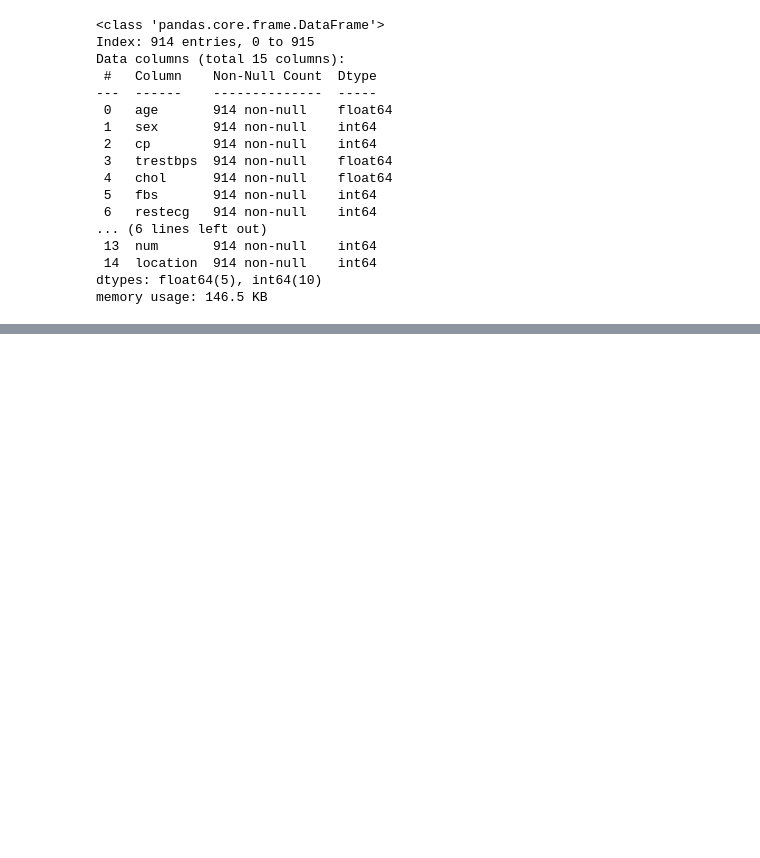
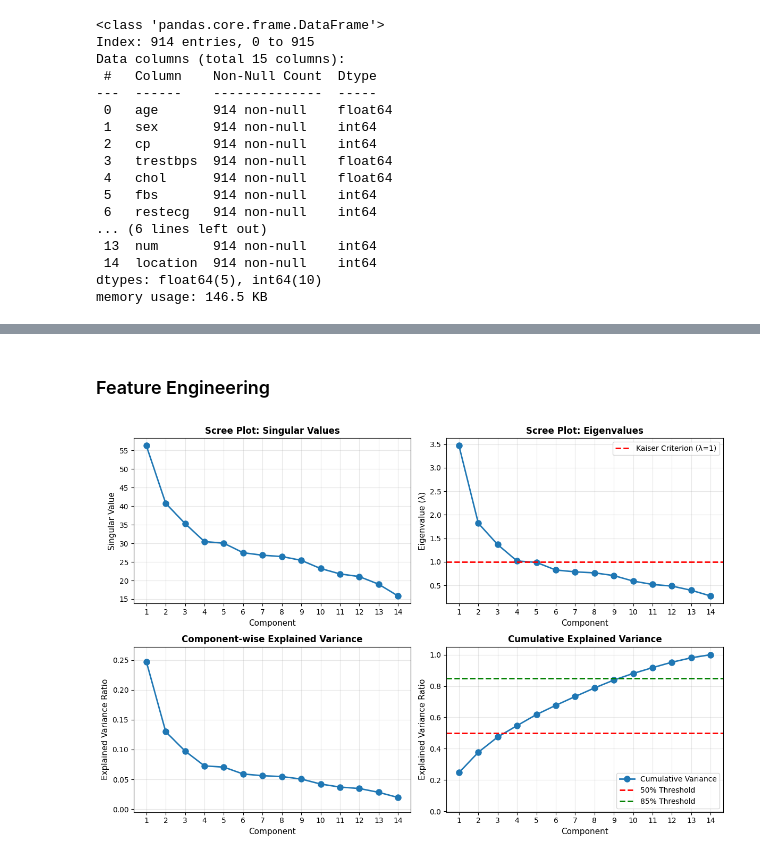
Before and after one commit to sharm152/cmse830_fds, a Jupyter notebook: heart_disease_Notebook.ipynb, the cells around one changed output, grey strips where cells are left out. Cells and saved outputs as stored; diff of their text form; code cells hidden in the pictures; blank space fills up the shorter version.

```diff
--- a/heart_disease_Notebook.ipynb
+++ b/heart_disease_Notebook.ipynb
@@ -603,0 +667,69 @@ fig_violin.show()
+# %% [markdown]
+### Feature Engineering
+# %%
+# Select only predictor variables (exclude 'num' for PCA)
+X = df_clean.drop(columns=["num"])
+
+# Standardize the data using StandardScaler
+scaler = StandardScaler()
+X_scaled = scaler.fit_transform(X)
+
+# Perform SVD
+U, s, Vt = np.linalg.svd(X_scaled, full_matrices=True)
+
+# Calculate explained variance ratios
+eigenvalues = s**2 / (len(X_scaled) - 1)
+explained_variance_ratio = eigenvalues / eigenvalues.sum()
+
+plt.figure(figsize=(12, 8))
+
+# Singular values scree plot
+plt.subplot(2, 2, 1)
+plt.plot(range(1, len(s)+1), s, 'o-', linewidth=2, markersize=8)
+plt.xlabel('Component', fontsize=11)
+plt.ylabel('Singular Value', fontsize=11)
+plt.title('Scree Plot: Singular Values', fontsize=12, fontweight='bold')
+plt.grid(True, alpha=0.3)
+plt.xticks(range(1, len(s)+1))
+
+# Eigenvalues scree plot
+plt.subplot(2, 2, 2)
+plt.plot(range(1, len(eigenvalues)+1), eigenvalues, 'o-', linewidth=2, markersize=8)
+plt.axhline(y=1, color='red', linestyle='--', linewidth=2, label='Kaiser Criterion (λ=1)')
+plt.xlabel('Component', fontsize=11)
+plt.ylabel('Eigenvalue (λ)', fontsize=11)
+plt.title('Scree Plot: Eigenvalues', fontsize=12, fontweight='bold')
+plt.grid(True, alpha=0.3)
+plt.xticks(range(1, len(eigenvalues)+1))
+plt.legend()
+
+# Individual variance explained
+plt.subplot(2, 2, 3)
+plt.plot(range(1, len(explained_variance_ratio)+1), explained_variance_ratio, 'o-',
+         linewidth=2, markersize=8)
+plt.xlabel('Component', fontsize=11)
+plt.ylabel('Explained Variance Ratio', fontsize=11)
+plt.title('Component-wise Explained Variance', fontsize=12, fontweight='bold')
+plt.ylim(-0.005, max(explained_variance_ratio) * 1.1)
+plt.grid(True, alpha=0.3)
+plt.xticks(range(1, len(s)+1))
+
+# Cumulative variance plot
+cumulative_variance = np.cumsum(explained_variance_ratio)
+plt.subplot(2, 2, 4)
+plt.plot(range(1, len(cumulative_variance)+1), cumulative_variance, 'o-',
+         linewidth=2, markersize=8, label='Cumulative Variance')
+plt.axhline(y=0.50, color='red', linestyle='--', linewidth=2, label='50% Threshold')
+plt.axhline(y=0.85, color='green', linestyle='--', linewidth=2, label='85% Threshold')
+plt.xlabel('Component', fontsize=11)
+plt.ylabel('Explained Variance Ratio', fontsize=11)
+plt.title('Cumulative Explained Variance', fontsize=12, fontweight='bold')
+plt.ylim(-0.005, 1.05)
+plt.grid(True, alpha=0.3)
+plt.xticks(range(1, len(s)+1))
+plt.legend(loc='lower right')
+
+plt.tight_layout()
+plt.show()
+# %% [output]
+[figure, added]
```
Also changed, not shown: parts of 33 cells of this notebook, 1 other file.
